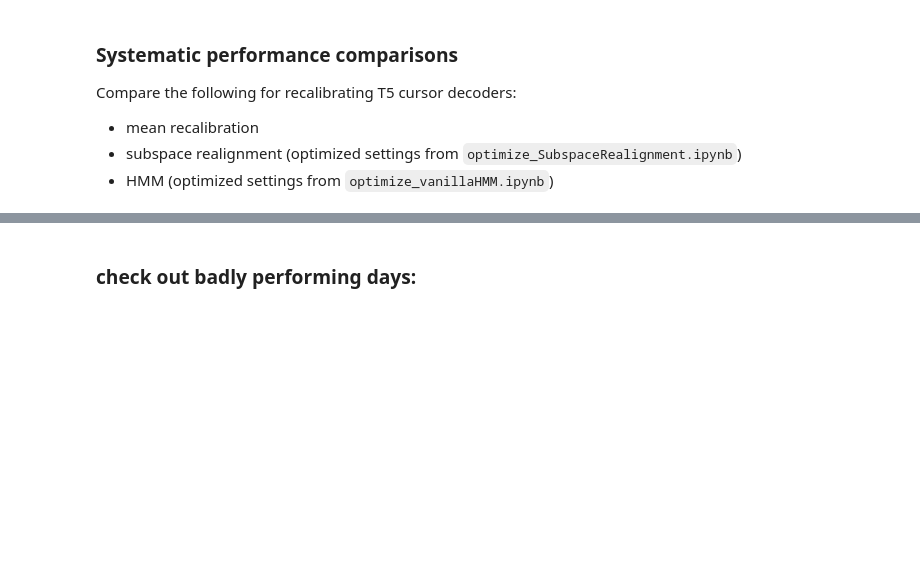
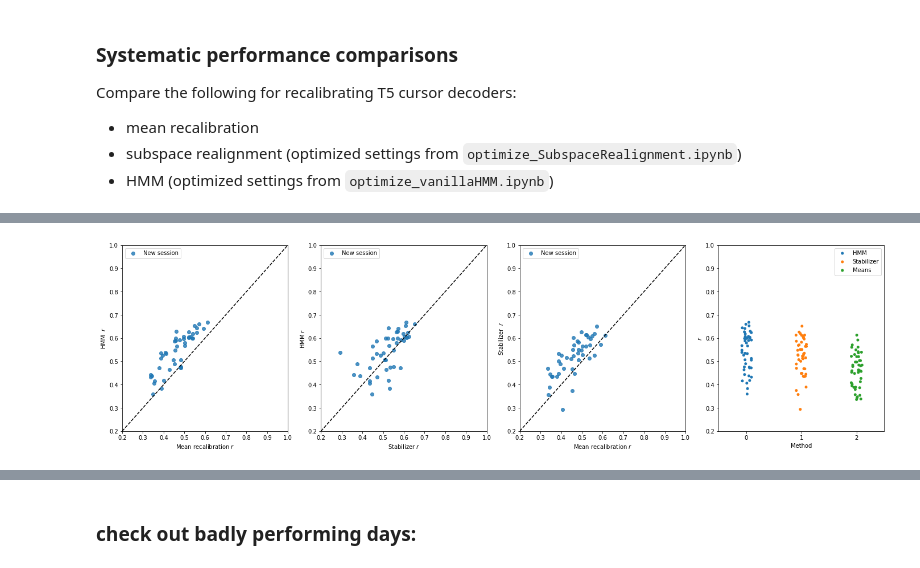
Before and after one commit to guyhwilson/nonstationarities, a Jupyter notebook: notebooks/comparisons_All.ipynb, the cells around one changed output, grey strips where cells are left out. Drawn from its saved outputs; the diff is of its cells as text; code cells hidden in the pictures; blank space fills up the shorter version.

```diff
--- a/notebooks/comparisons_All.ipynb
+++ b/notebooks/comparisons_All.ipynb
@@ -86,0 +63,17 @@ scores[4, :]
+# %%
+# run for test set
+
+DATA_DIR = '/oak/stanford/groups/shenoy/gwilson/nonstationarities/T5/'
+methods  = ['HMM', 'Stabilizer']
+scores   = list()
+
+fields = ['R2_score', 'pearson_r', 'days_apart', 'file', 'meanRecal_R2_score', 'meanRecal_pearson_r']
+for m in methods:
+    files = glob.glob(DATA_DIR + m + '/test/*')
+
+    scores_df = sweep_utils.getSummaryDataFrame(files, fields)
+    scores.append(scores_df.sort_values(by = 'file', axis = 0).reset_index())
+
+    del scores_df
+
+    print(m, ' results loaded.')
@@ -86,0 +95,73 @@ scores[4, :]
+# %%
+import seaborn as sns
+figSize(6, 24)
+
+alpha = 0.8
+value = 'pearson_r'
+
+
+lims            = lims  = [0.2, 1] if value == 'pearson_r' else [-0.2, 0.8]
+value_label     = '$r$' if value == 'pearson_r' else '$R^2$' if value == 'R2_score' else None
+meanrecal_value = 'meanRecal_' + value
+
+
+plt.subplot(1, 4, 1)
+plt.scatter(scores[0][meanrecal_value], scores[0][value], label = 'New session', alpha = alpha)
+plt.legend()
+plt.xlim(lims)
+plt.ylim(lims)
+plt.plot(lims, lims, linestyle = '--', color = 'k')
+plt.xlabel('Mean recalibration ' + value_label)
+plt.ylabel('HMM  ' + value_label)
+
+
+plt.subplot(1, 4, 2)
+plt.scatter(scores[1][value], scores[0][value], label = 'New session', alpha = alpha)
+plt.legend()
+plt.xlim(lims)
+plt.ylim(lims)
+plt.plot(lims, lims, linestyle = '--', color = 'k')
+plt.xlabel('Stabilizer ' + value_label)
+plt.ylabel('HMM ' + value_label)
+
+
+plt.subplot(1, 4, 3)
+plt.scatter(scores[0][meanrecal_value], scores[1][value], label = 'New session', alpha = alpha)
+plt.legend()
+plt.xlim(lims)
+plt.ylim(lims)
+plt.plot(lims, lims, linestyle = '--', color = 'k')
+plt.xlabel('Mean recalibration ' + value_label)
+plt.ylabel('Stabilizer  ' + value_label)
+
+
+plt.subplot(1, 4, 4)
+strip_values = [scores[0][value], scores[1][value], scores[1][meanrecal_value]]
+labels       = ['HMM', 'Stabilizer', 'Means']
+sns.stripplot(data = strip_values)
+plt.ylim(lims)
+plt.legend(labels)
+plt.xlabel('Method')
+plt.ylabel(value_label)
+
+plt.savefig(fig_path + 'comparisons/pairwise_comparisons' + value, format = 'pdf')
+plt.show()
+
+
+
+plt.figure()
+figSize(10, 13)
+plt.scatter(scores[0]['days_apart'], scores[0][value], label = 'HMM')
+plt.scatter(scores[1]['days_apart'], scores[1][value], label = 'Stabilizer')
+plt.scatter(scores[1]['days_apart'], scores[1][meanrecal_value], label = 'Means')
+plt.legend()
+plt.ylim(lims)
+plt.xlabel('Days apart')
+plt.ylabel(value_label)
+plt.title('Recalibration performance as a function of time between sessions', fontsize =12, fontweight = 'bold')
+plt.tight_layout()
+
+plt.savefig(fig_path + 'comparisons/comparisons_time' + value, format = 'pdf')
+plt.show()
+# %% [output]
+[figure, added]
```
Also changed, not shown: parts of 32 cells of this notebook, 13 other files.
